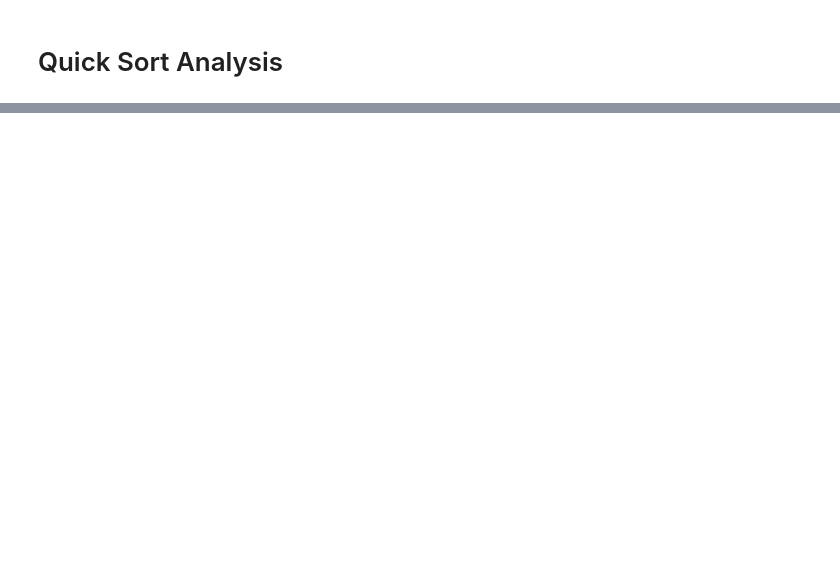
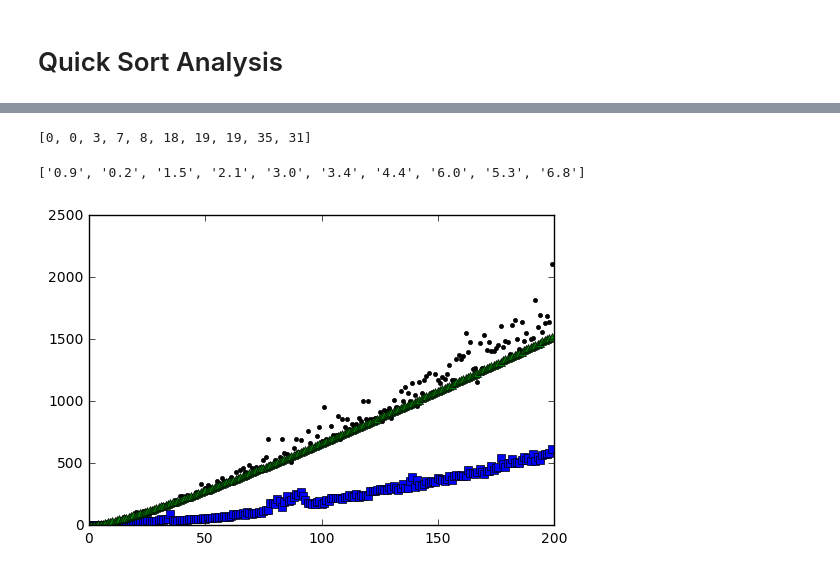
Before and after one commit to LauraRojas935/AnalisisAlgs, a Jupyter notebook: Assignment-1.ipynb, the cells around one changed output, grey strips where cells are left out. Drawn from its saved outputs; the diff is of its cells as text; code cells hidden in the pictures; blank space fills up the shorter version.

```diff
--- a/Assignment-1.ipynb
+++ b/Assignment-1.ipynb
@@ -492,0 +577,44 @@ print B
+# %%
+import random as rnd
+
+def quick_exper_analysis(n):
+    results = []
+    acct = Counter()
+    for i in range(n):
+        l = range(i)
+        rnd.shuffle(l)
+        acct.reset()
+        acct_quickSort(l, acct)
+        results.append(acct.steps)
+    return results
+# %%
+print quick_exper_analysis(10)
+# %% [output]
+[0, 0, 3, 7, 8, 18, 19, 19, 35, 31]
+# %%
+import random as rnd
+import time
+def quick_time_analysis(n):
+    results = []
+    for i in range(n):
+        l = range(i)
+        rnd.shuffle(l)
+        tic = time.clock()#get start time
+        quickSort(l)
+        toc = time.clock()#get final time
+        results.append(format((toc - tic) * 1e5, '.6'))
+    return results
+# %%
+print quick_time_analysis(10)
+# %% [output]
+['0.9', '0.2', '1.5', '2.1', '3.0', '3.4', '4.4', '6.0', '5.3', '6.8']
+# %%
+pl.clf()
+x = np.arange(200)
+y1 = np.array(quick_time_analysis(200)) # Tiempo
+y2 = np.array(quick_exper_analysis(200)) # Numero Comparaciones
+y3 = np.array(nlogn(200)) # T(n) = nlogn
+pl.plot(x, y1, 'bs', x, y2, '.k', x, y3, 'g^')
+pl.show()
+# %% [output]
+[figure, added]
```
Also changed, not shown: parts of 24 cells of this notebook.
